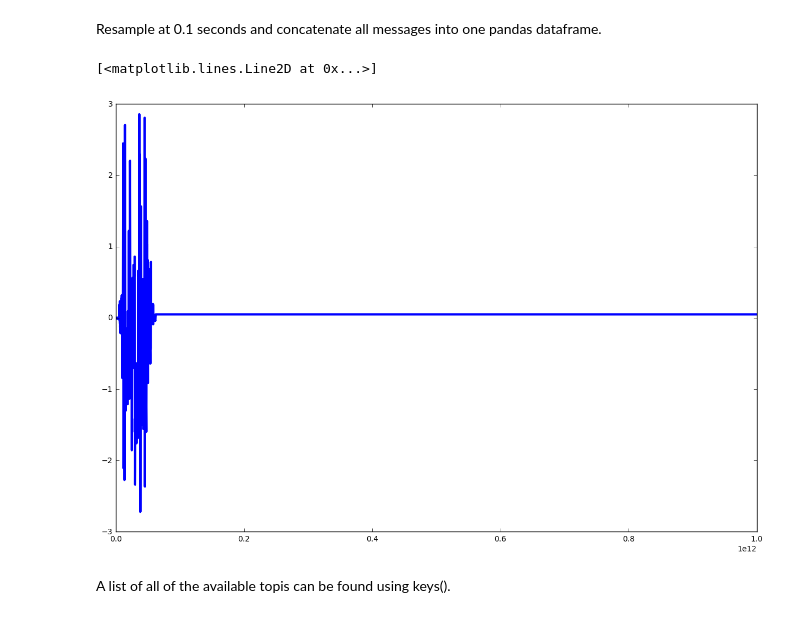
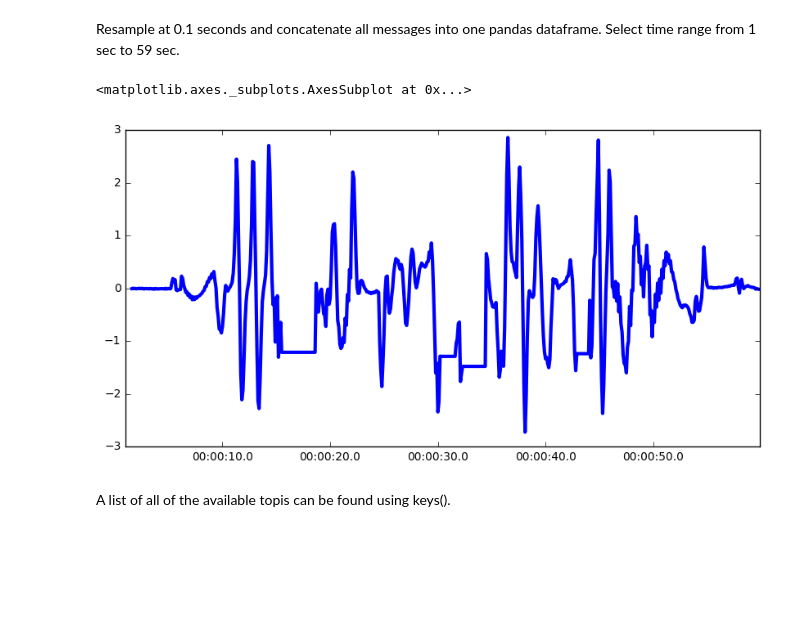
Before and after one commit to dronecrew/px4tools, a Jupyter notebook: examples/ulog analysis.ipynb, the cells around one changed output. Cells and saved outputs as stored; diff of their text form; code cells hidden in the pictures; blank space fills up the shorter version.

```diff
--- a/examples/ulog analysis.ipynb
+++ b/examples/ulog analysis.ipynb
@@ -20,3 +22,3 @@ pandas.__version__
 # %% [markdown]
-Resample at 0.1 seconds and concatenate all messages into one pandas dataframe.
+Resample at 0.1 seconds and concatenate all messages into one pandas dataframe. Select time range from 1 sec to 59 sec.
 # %%
@@ -24,8 +26,8 @@ m = log.concat(dt=0.1)
-# %%
-plt.plot(m[:10000].t_vehicle_attitude_0__f_pitchspeed)
-# %% [output]
-[<matplotlib.lines.Line2D at 0x...>]
-[figure, removed]
+# %%
+m.t_vehicle_attitude_0__f_pitchspeed.plot()
+# %% [output]
+<matplotlib.axes._subplots.AxesSubplot at 0x...>
+[figure, added]
 # %% [markdown]
 A list of all of the available topis can be found using keys().
 # %%
```
Also changed, not shown: parts of 10 cells of this notebook, 1 other file.
